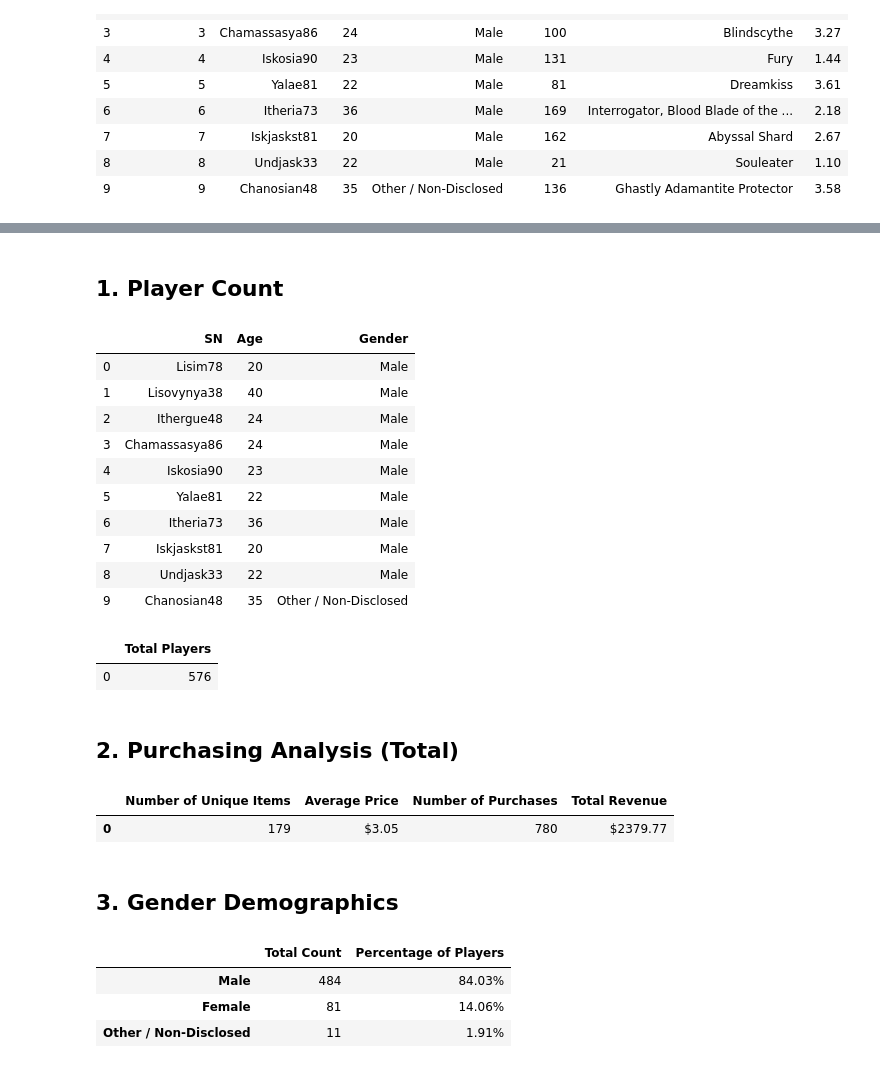
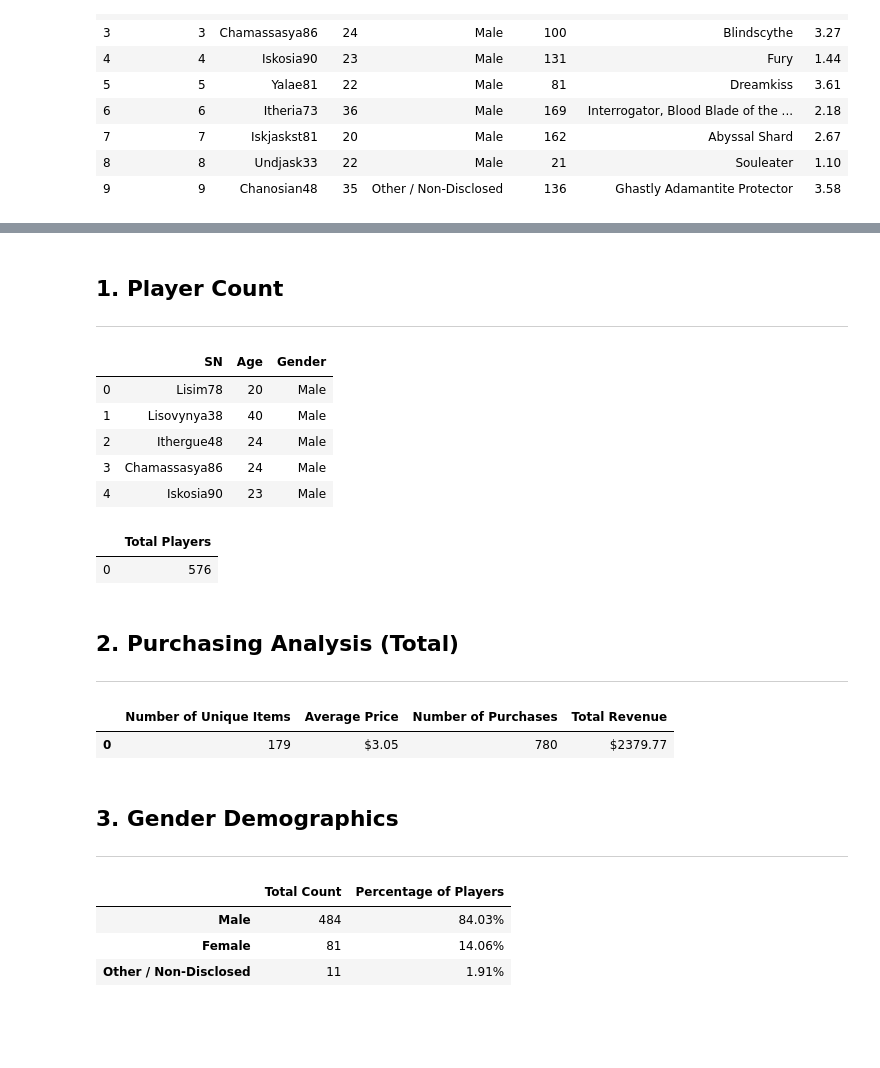
Before and after one commit to cbourdeau/Gaming-Sales-Analysis, a Jupyter notebook: HeroesOfPymoli_Analysis.ipynb, the cells around one changed output, grey strips where cells are left out. Drawn from its saved outputs; the diff is of its cells as text; code cells hidden in the pictures; blank space fills up the shorter version.

```diff
--- a/HeroesOfPymoli_Analysis.ipynb
+++ b/HeroesOfPymoli_Analysis.ipynb
@@ -35,10 +36,10 @@ Like many others in its genre, the game is free-to-play, but players are encoura
 import pandas as pd
 
 # File to Load
-file_to_load = "Resources/purchase_data.csv"
+file_path = "Resources/purchase_data.csv"
 
 # Read Purchasing File and store into Pandas data frame
-df = pd.read_csv(file_to_load)
+df = pd.read_csv(file_path)
 
 # Preview data frame
 df.head(10)
@@ -92,25 +58,21 @@ dtype: int64
 # %% [markdown]
 ## 1. Player Count
+---
 # %%
 # The data is at the 'Purchase ID' level, indicating a player could potentially
 # order multiple items, so there may duplicate rows of individual players
 # representing multiple item purchases
 
 # Create a data frame of unique players.
 player_demographics_df = df[['SN', 'Age', 'Gender']].drop_duplicates()
-player_demographics_df.head(10)
+player_demographics_df.head()
 # %% [output]
 |  | SN | Age | Gender |
 | 0 | Lisim78 | 20 | Male |
 | 1 | Lisovynya38 | 40 | Male |
 | 2 | Ithergue48 | 24 | Male |
 | 3 | Chamassasya86 | 24 | Male |
 | 4 | Iskosia90 | 23 | Male |
-| 5 | Yalae81 | 22 | Male |
-| 6 | Itheria73 | 36 | Male |
-| 7 | Iskjaskst81 | 20 | Male |
-| 8 | Undjask33 | 22 | Male |
-| 9 | Chanosian48 | 35 | Other / Non-Disclosed |
 # %%
 # Find the unique number of total players
 total_players = player_demographics_df['SN'].nunique()
@@ -123,6 +85,7 @@ total_players_df
 | 0 | 576 |
 # %% [markdown]
 ## 2. Purchasing Analysis (Total)
+---
 # %%
 # Find the Number of Unique Items
 unique_items = df['Item ID'].nunique()
@@ -154,6 +117,7 @@ purchasing_analysis_total_df.style.format({
 | 0 | 179 | $3.05 | 780 | $2379.77 |
 # %% [markdown]
 ## 3. Gender Demographics
+---
 # %%
 # Find the total count of genders
 total_count = player_demographics_df['Gender'].value_counts()
```
Also changed, not shown: parts of 15 cells of this notebook.
